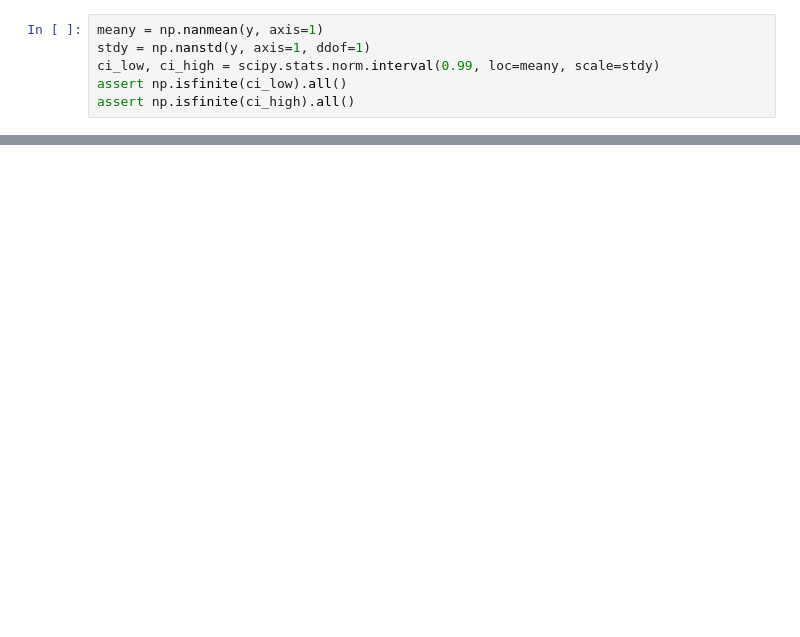
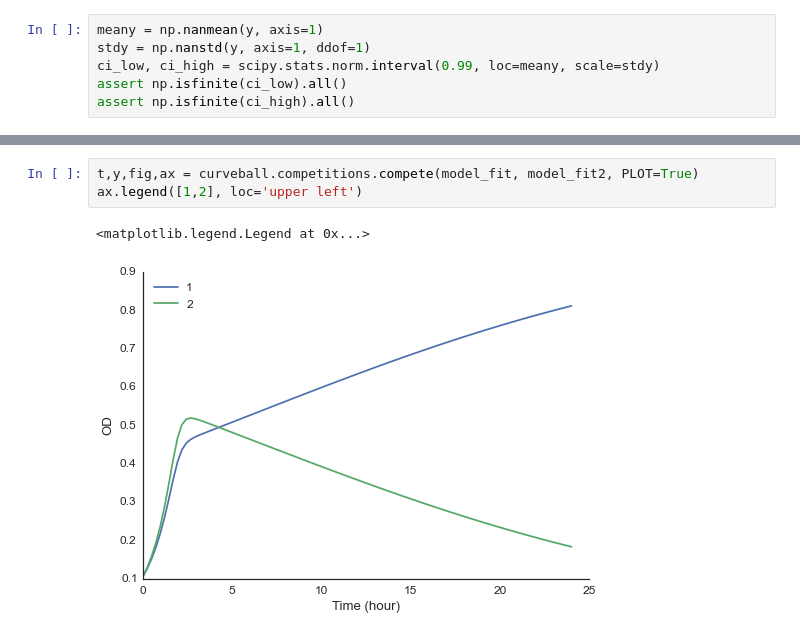
Before and after one commit to yoavram/curveball, a Jupyter notebook: notebooks/Curve prediction with confidence interval by boostraping model parameters.ipynb, the cells around one changed output, grey strips where cells are left out. Cells and saved outputs as stored; diff of their text form; blank space fills up the shorter version.

```diff
--- a/notebooks/Curve prediction with confidence interval by boostraping model parameters.ipynb
+++ b/notebooks/Curve prediction with confidence interval by boostraping model parameters.ipynb
@@ -110,0 +137,6 @@ sns.despine()
+# %%
+t,y,fig,ax = curveball.competitions.compete(model_fit, model_fit2, PLOT=True)
+ax.legend([1,2], loc='upper left')
+# %% [output]
+<matplotlib.legend.Legend at 0x...>
+[figure, added]
```
Also changed, not shown: parts of 16 cells of this notebook, 1 other file.
